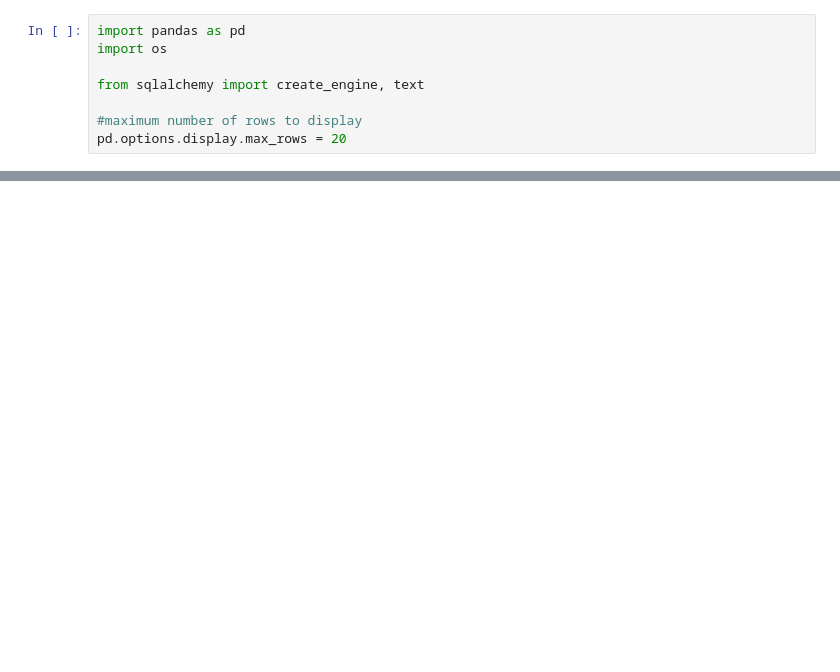
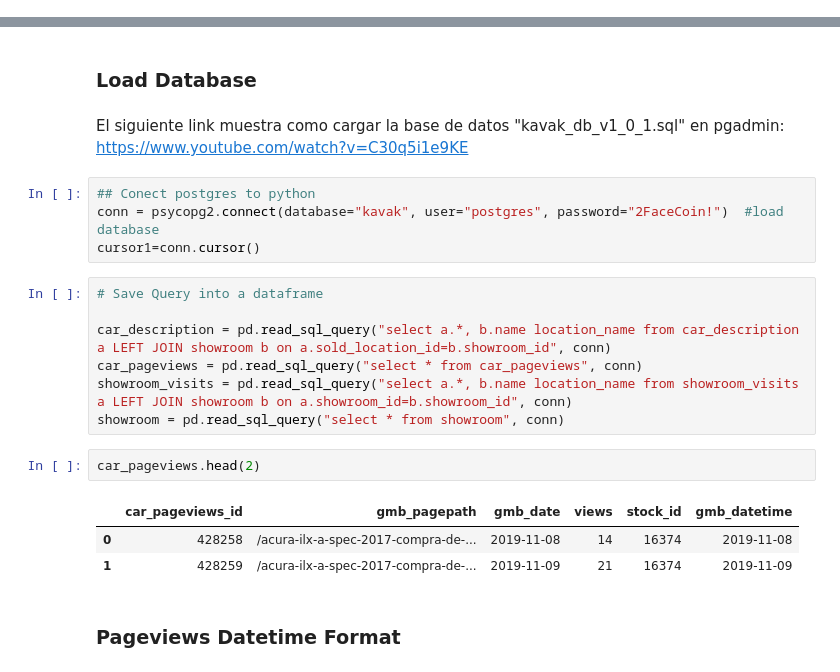
Before and after one commit to mexico-team-5/showrooms-data-analysis, a Jupyter notebook: Exploratory_Data_Analysis.ipynb, the cells around one changed output, grey strips where cells are left out. Drawn from its saved outputs; the diff is of its cells as text; blank space fills up the shorter version.

```diff
--- a/Exploratory_Data_Analysis.ipynb
+++ b/Exploratory_Data_Analysis.ipynb
@@ -1,8 +0,0 @@
-# %%
-import pandas as pd
-import os
-
-from sqlalchemy import create_engine, text
-
-#maximum number of rows to display
-pd.options.display.max_rows = 20
@@ -32,0 +14,24 @@ DatabaseError: file is not a database
+# %% [markdown]
+### Load Database
+# %% [markdown]
+El siguiente link muestra como cargar la base de datos "kavak_db_v1_0_1.sql" en pgadmin:
+https://www.youtube.com/watch?v=C30q5i1e9KE
+# %%
+## Conect postgres to python
+conn = psycopg2.connect(database="kavak", user="postgres", password="2FaceCoin!")  #load database
+cursor1=conn.cursor()
+# %%
+# Save Query into a dataframe
+
+car_description = pd.read_sql_query("select a.*, b.name location_name from car_description a LEFT JOIN showroom b on a.sold_location_id=b.showroom_id", conn)
+car_pageviews = pd.read_sql_query("select * from car_pageviews", conn)
+showroom_visits = pd.read_sql_query("select a.*, b.name location_name from showroom_visits a LEFT JOIN showroom b on a.showroom_id=b.showroom_id", conn)
+showroom = pd.read_sql_query("select * from showroom", conn)
+# %%
+car_pageviews.head(2)
+# %% [output]
+|  | car_pageviews_id | gmb_pagepath | gmb_date | views | stock_id | gmb_datetime |
+| 0 | 428258 | /acura-ilx-a-spec-2017-compra-de-... | 2019-11-08 | 14 | 16374 | 2019-11-08 |
+| 1 | 428259 | /acura-ilx-a-spec-2017-compra-de-... | 2019-11-09 | 21 | 16374 | 2019-11-09 |
+# %% [markdown]
+### Pageviews Datetime Format
```
Also changed, not shown: parts of 16 cells of this notebook.
